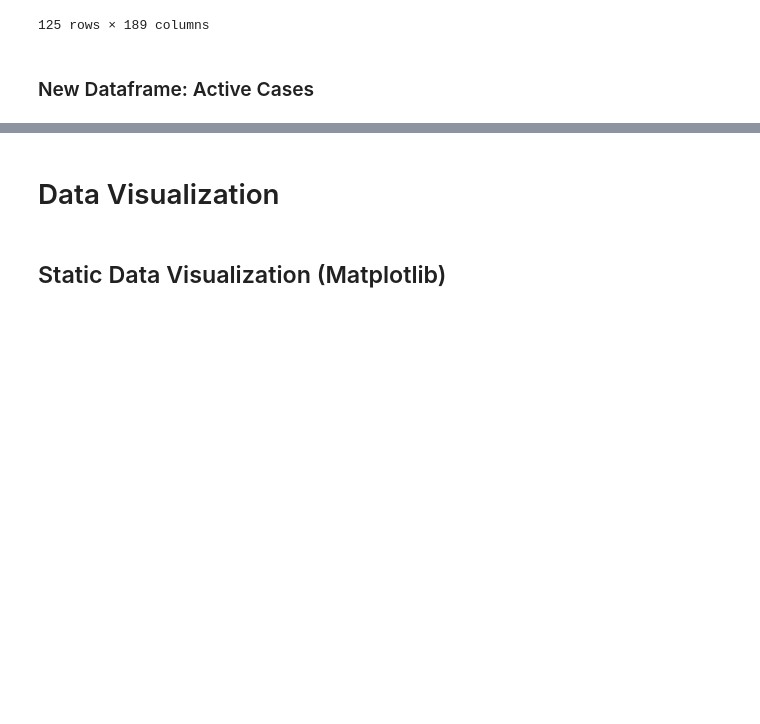
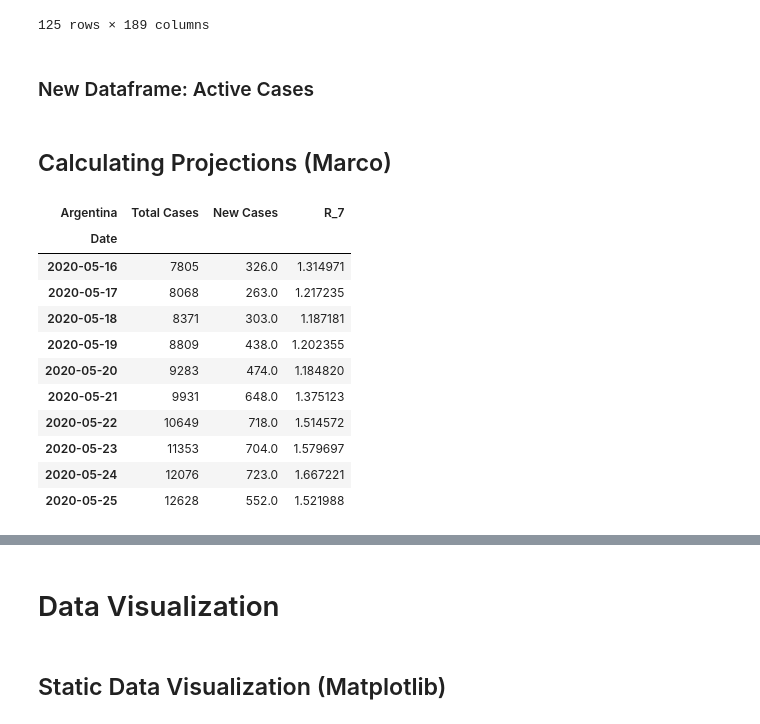
Before and after one commit to rechavar/pyCovid_TechLabsProj, a Jupyter notebook: TechLabs__finalProject_interactive_visualization.ipynb, the cells around one changed output, grey strips where cells are left out. Drawn from its saved outputs; the diff is of its cells as text; code cells hidden in the pictures; blank space fills up the shorter version.

```diff
--- a/TechLabs__finalProject_interactive_visualization.ipynb
+++ b/TechLabs__finalProject_interactive_visualization.ipynb
@@ -192,3 +192,5 @@ all_dataframes['confirmed']
 ### New Dataframe: Active Cases
 # %%
 all_dataframes['active'] = all_dataframes['confirmed'] - all_dataframes['recovered'] - all_dataframes['death']
+# %% [markdown]
+## Calculating Projections (Marco)
@@ -194,0 +208,15 @@ all_dataframes['active'] = all_dataframes['confirmed'] - all_dataframes['recover
+# %%
+country_dataframes["Argentina"].tail(10)
+# %% [output]
+| Argentina | Total Cases | New Cases | R_7 |
+| Date |  |  |  |
+| 2020-05-16 | 7805 | 326.0 | 1.314971 |
+| 2020-05-17 | 8068 | 263.0 | 1.217235 |
+| 2020-05-18 | 8371 | 303.0 | 1.187181 |
+| 2020-05-19 | 8809 | 438.0 | 1.202355 |
+| 2020-05-20 | 9283 | 474.0 | 1.184820 |
+| 2020-05-21 | 9931 | 648.0 | 1.375123 |
+| 2020-05-22 | 10649 | 718.0 | 1.514572 |
+| 2020-05-23 | 11353 | 704.0 | 1.579697 |
+| 2020-05-24 | 12076 | 723.0 | 1.667221 |
+| 2020-05-25 | 12628 | 552.0 | 1.521988 |
```
Also changed, not shown: parts of 4 cells of this notebook.
